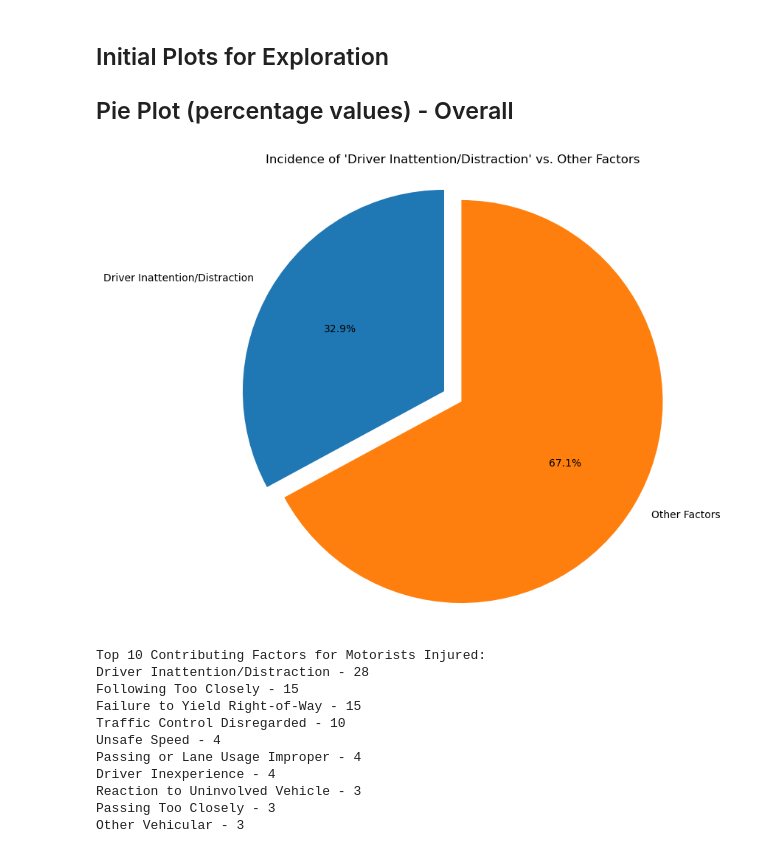
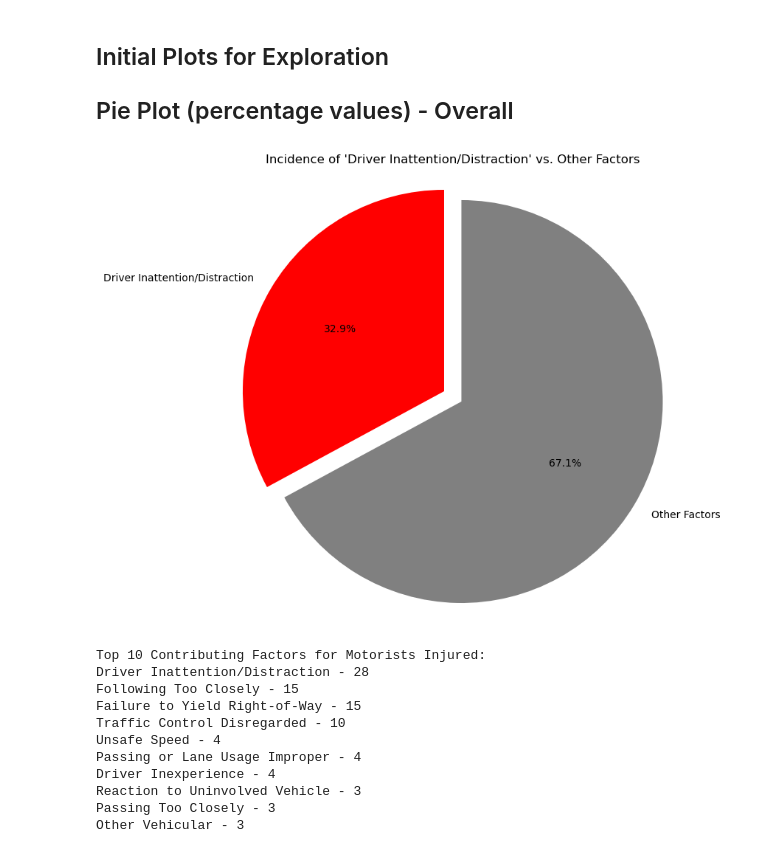
Before and after one commit to aglantzrbc/rutgers23-project-one, a Jupyter notebook: MASTER.PYTHON.FILE.ipynb, the cells around one changed output. Drawn from its saved outputs; the diff is of its cells as text; code cells hidden in the pictures.

Commit message:
20230531 push red plot elements

```diff
--- a/MASTER.PYTHON.FILE.ipynb
+++ b/MASTER.PYTHON.FILE.ipynb
@@ -188,27 +188,30 @@ plt.show()
 # %%
 # Calculate sizes and labels for the pie plot
 sizes = [
     filtered_df["contributing_factor_vehicle_1"].value_counts()["Driver Inattention/Distraction"],
     filtered_df["contributing_factor_vehicle_1"].value_counts().sum() - filtered_df["contributing_factor_vehicle_1"].value_counts()["Driver Inattention/Distraction"]
 ]
 labels = ["Driver Inattention/Distraction", "Other Factors"]
 
 # Define explode values to highlight "Driver Inattention/Distraction"
 explode = (0.1, 0)
 
+# Define colors for the pie plot
+colors = ['red', 'gray']
+
 # Create a pie plot for "Driver Inattention/Distraction" vs. other factors
 fig, ax = plt.subplots(figsize=(8, 8))
-ax.pie(sizes, labels=labels, explode=explode, autopct='%1.1f%%', startangle=90)
+ax.pie(sizes, labels=labels, explode=explode, autopct='%1.1f%%', startangle=90, colors=colors)
 ax.axis('equal')
 ax.set_title("Incidence of 'Driver Inattention/Distraction' vs. Other Factors")
 
 # Save the bar plot for percentages as png for the presentation
-plt.savefig("plots/percentage_of_crashes_pieplot")
+plt.savefig("plots/percentage_of_crashes_pieplot.png")
 
 # Display the pie plot
 plt.show()
 # %% [output]
-[figure, old version]
+[figure, new version]
 # %%
 # Convert the column "number_of_motorist_injured" to numeric
 filtered_df["number_of_motorist_injured"] = pd.to_numeric(filtered_df["number_of_motorist_injured"], errors="coerce")
```
Also changed, not shown: parts of 2 cells of this notebook.
